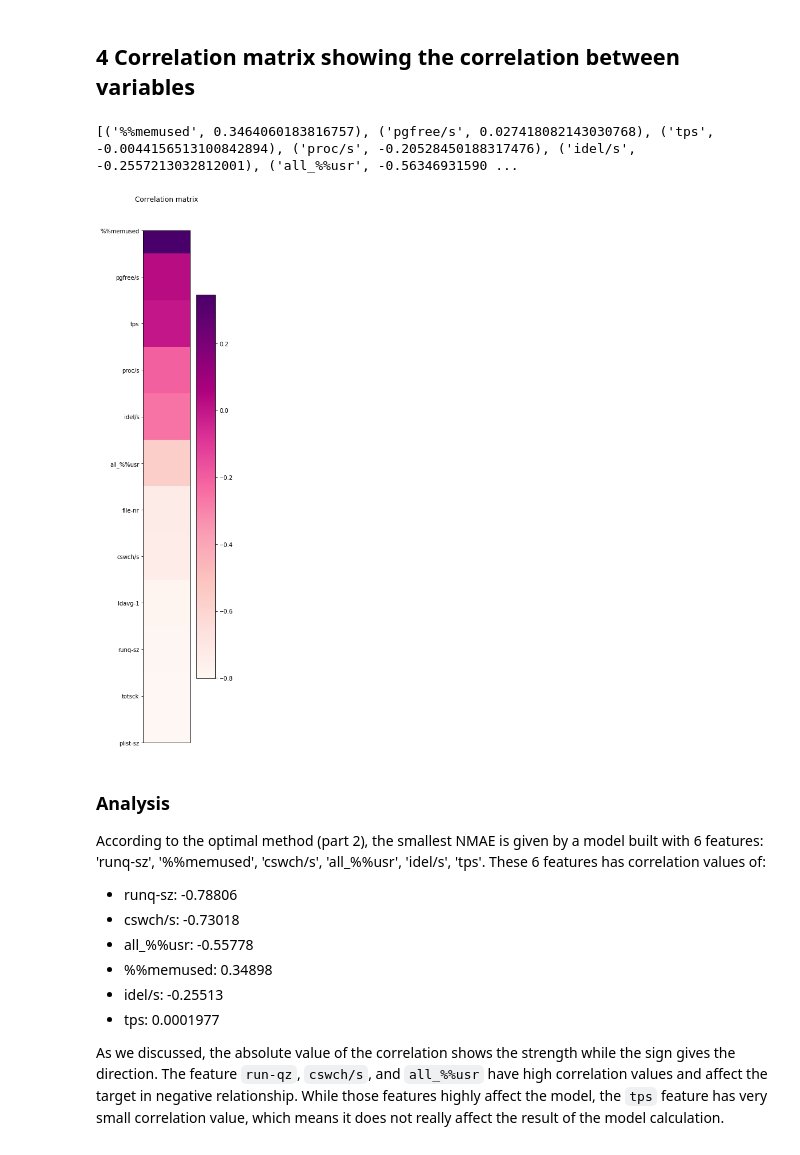
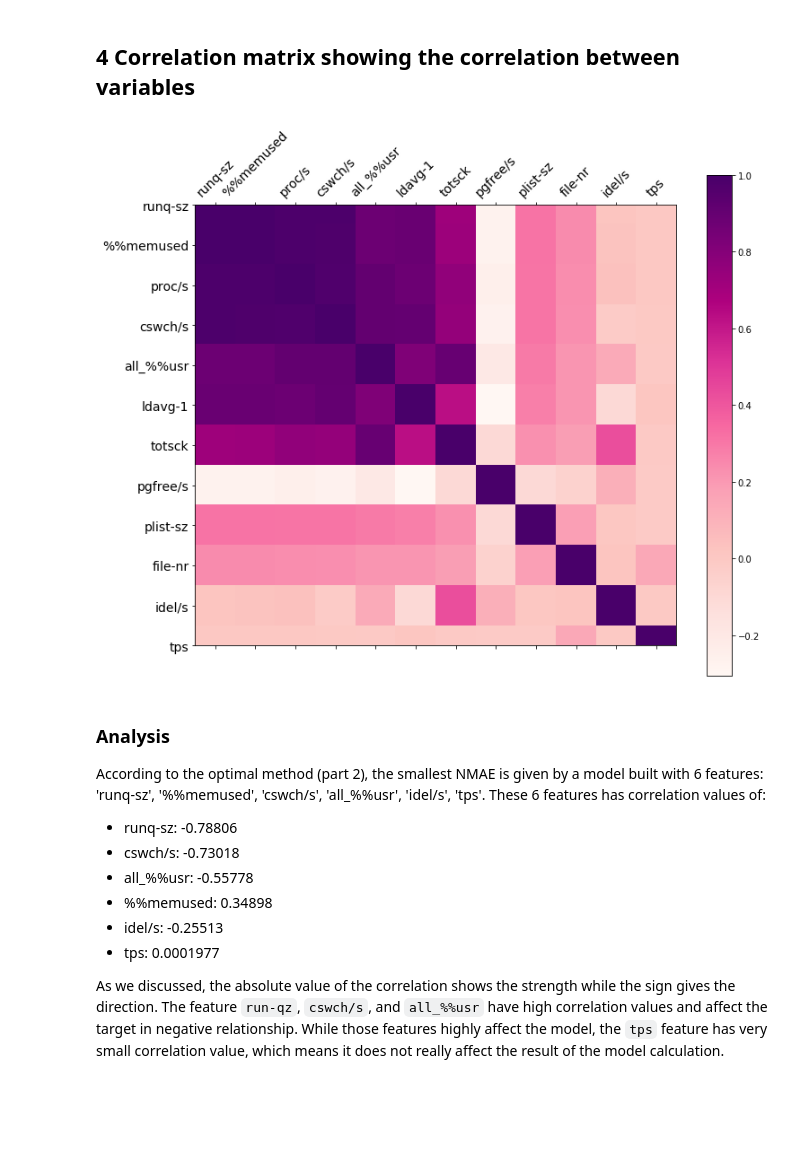
Before and after one commit to adikabintang/kuliah, a Jupyter notebook: kungliga/management_of_networks/project/task_4/task_4_adika_bintang_s/adika_bintang_s_task_4.ipynb, the cells around one changed output. Saved outputs shown, nothing was run; the diff lists cells and outputs as text; code cells hidden in the pictures; blank space fills up the shorter version.

```diff
--- a/kungliga/management_of_networks/project/task_4/task_4_adika_bintang_s/adika_bintang_s_task_4.ipynb
+++ b/kungliga/management_of_networks/project/task_4/task_4_adika_bintang_s/adika_bintang_s_task_4.ipynb
@@ -211,28 +214,17 @@ This heuristic method also shows how many features we need to build such a relia
 [1] https://statisticsbyjim.com/basics/correlations/
 # %% [markdown]
 ## 4 Correlation matrix showing the correlation between variables
-# %%
-sorted_correlation = sorted(correlation_map.items(), key=lambda kv: kv[1],
-    reverse=True)
-print(sorted_correlation)
-sorted_feature = [feature[0] for feature in sorted_correlation]
-sorted_correlation = [[val[1]] for val in sorted_correlation]
-
-plt.matshow(sorted_correlation, cmap='RdPu')
-plt.colorbar()
-
-y_pos = np.arange(len(sorted_correlation))
-plt.yticks(y_pos, sorted_feature)
-
-x_pos = [1]
-plt.xticks(x_pos, ["DispFrames"])
-
-plt.title("Correlation matrix")
-
-plt.show()
-# %% [output]
-[('%%memused', 0.3464060183816757), ('pgfree/s', 0.027418082143030768), ('tps', -0.0044156513100842894), ('proc/s', -0.20528450188317476), ('idel/s', -0.2557213032812001), ('all_%%usr', -0.56346931590 ...
-[figure, removed]
+# %%
+sorted_feature = [key for key, value in sorted_correlation_sq_tuple]
+x_train_sorted = x_train[sorted_feature]
+f = plt.figure(figsize=(12, 10))
+plt.matshow(x_train_sorted.corr(), fignum=f.number, cmap='RdPu')
+plt.xticks(range(len(x_train.columns)), x_train.columns, fontsize=14, rotation=45)
+plt.yticks(range(len(x_train.columns)), x_train.columns, fontsize=14)
+plt.colorbar()
+plt.show()
+# %% [output]
+[figure, added]
 # %% [markdown]
 ### Analysis
 
```
Also changed, not shown: parts of 3 cells of this notebook, 6 other files.
